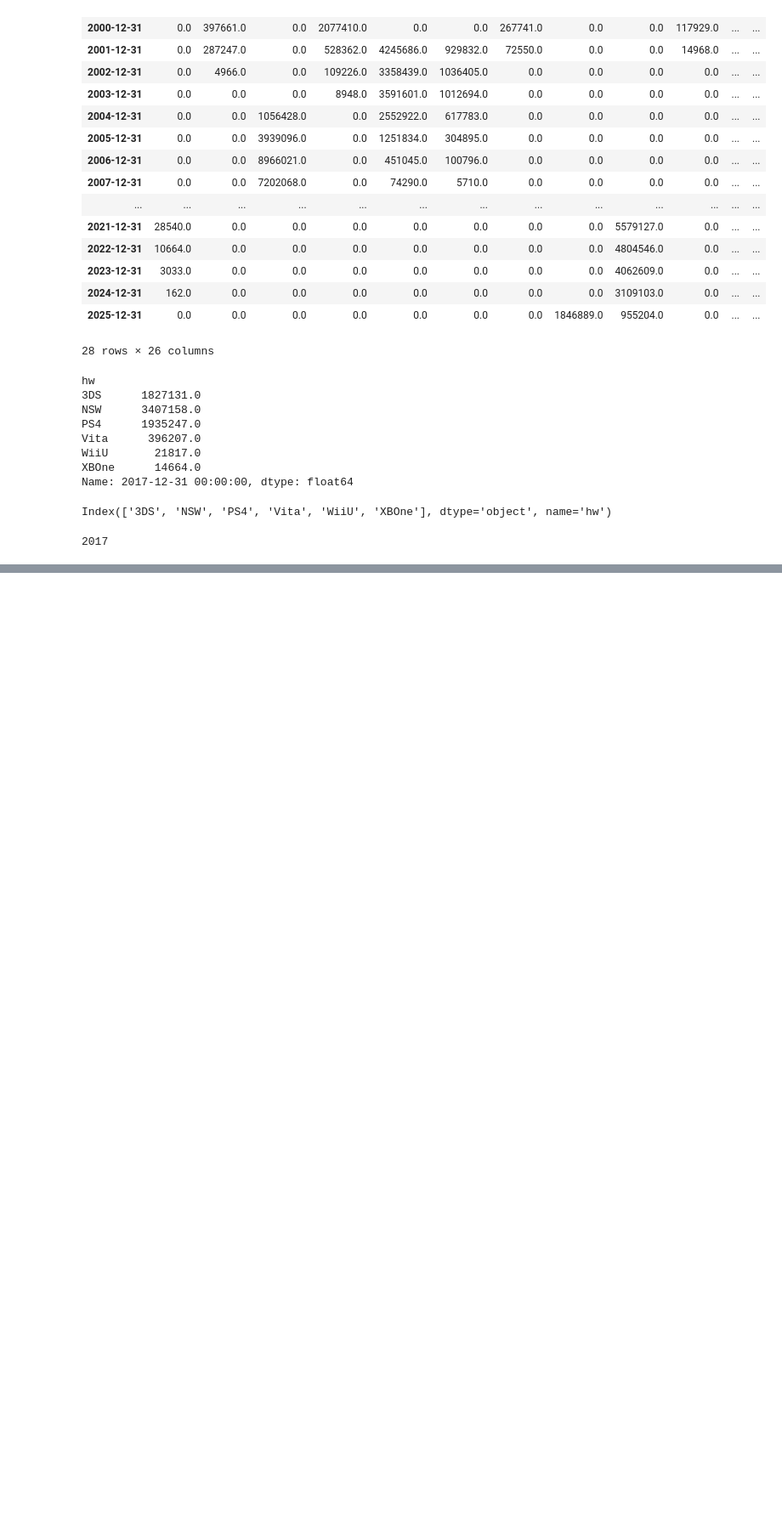
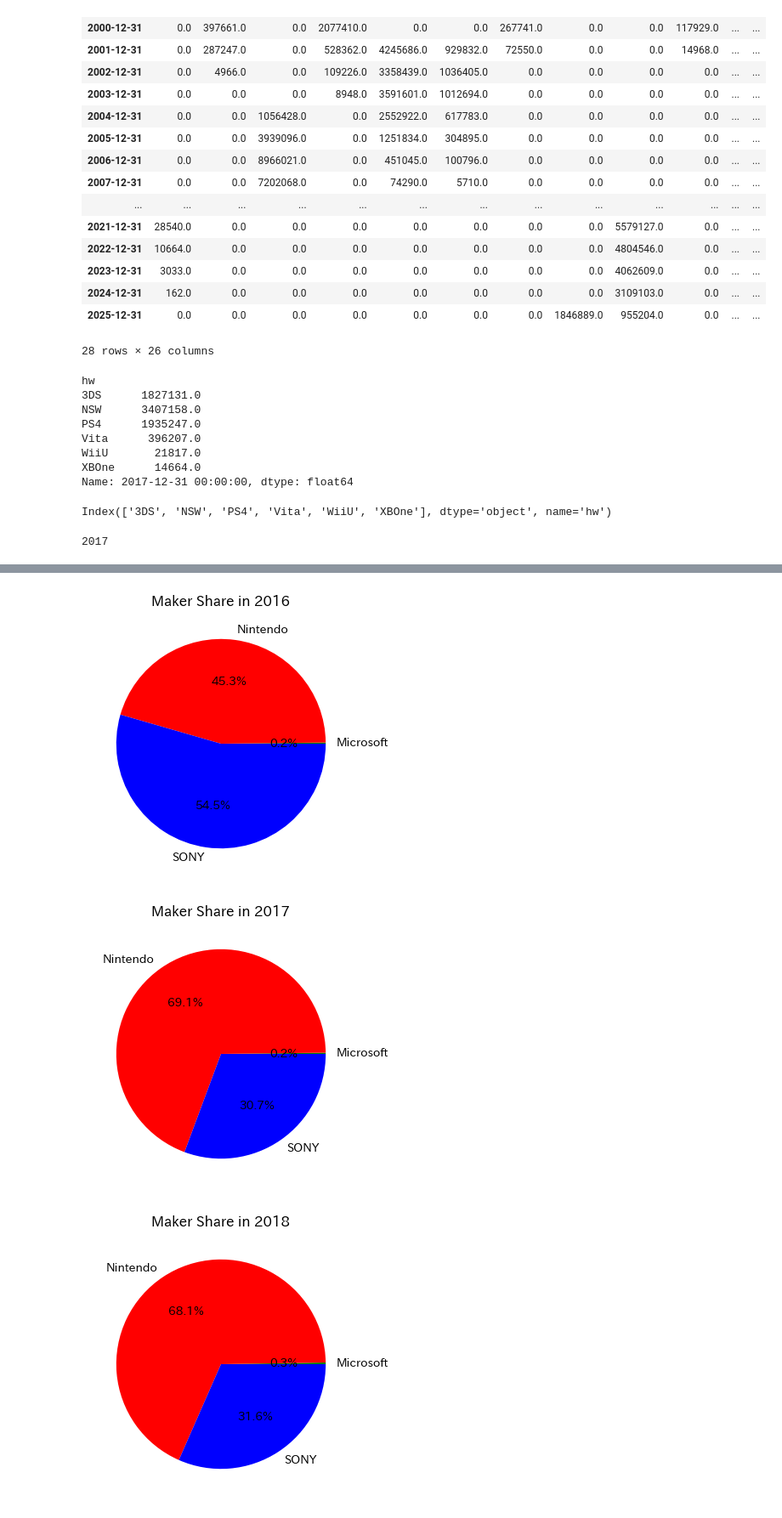
Before and after one commit to hidenden/gamedata, a Jupyter notebook: notebook/play/各年毎のシェア.ipynb, the cells around one changed output, grey strips where cells are left out. Shown at 85% size. Cells and saved outputs as stored; diff of their text form; code cells hidden in the pictures; blank space fills up the shorter version.

```diff
--- a/notebook/play/各年毎のシェア.ipynb
+++ b/notebook/play/各年毎のシェア.ipynb
@@ -263,0 +96,9 @@ IndexError: list index out of range
+# %%
+maker_sales = hs.pivot_maker(hard_sales)
+maker_sales_by_years = maker_sales.resample('Y').sum()
+maker_sales_after_2016 = maker_sales_by_years.loc['2016':]
+maker_sales_after_2016
+
+# 全ての値が0の列を削除
+maker_sales_after_2016 = maker_sales_after_2016.loc[:, (maker_sales_after_2016 != 0).any(axis=0)]
+maker_sales_after_2016
@@ -263,0 +118,21 @@ IndexError: list index out of range
+# %%
+def plot_pie_chart_by_maker_year(s:pd.Series) -> None:
+    colors = {
+        'Nintendo': 'red',
+        'SONY': 'blue',
+        'Microsoft': 'green'
+    }
+
+    s_data = s[s > 0]
+    plt.figure(figsize=(4, 4))
+    plt.pie(s_data, labels=s_data.index, autopct='%1.1f%%',
+            colors=[colors.get(label, 'gray') for label in s_data.index])
+    plt.title(f'Maker Share in {s_data.name.year}')
+    plt.show()
+# %%
+for idx, s in maker_sales_after_2016.iterrows():
+    plot_pie_chart_by_maker_year(s)
+# %% [output]
+[figure, added]
+[figure, added]
+[figure, added]
```
Also changed, not shown: parts of 13 cells of this notebook.
